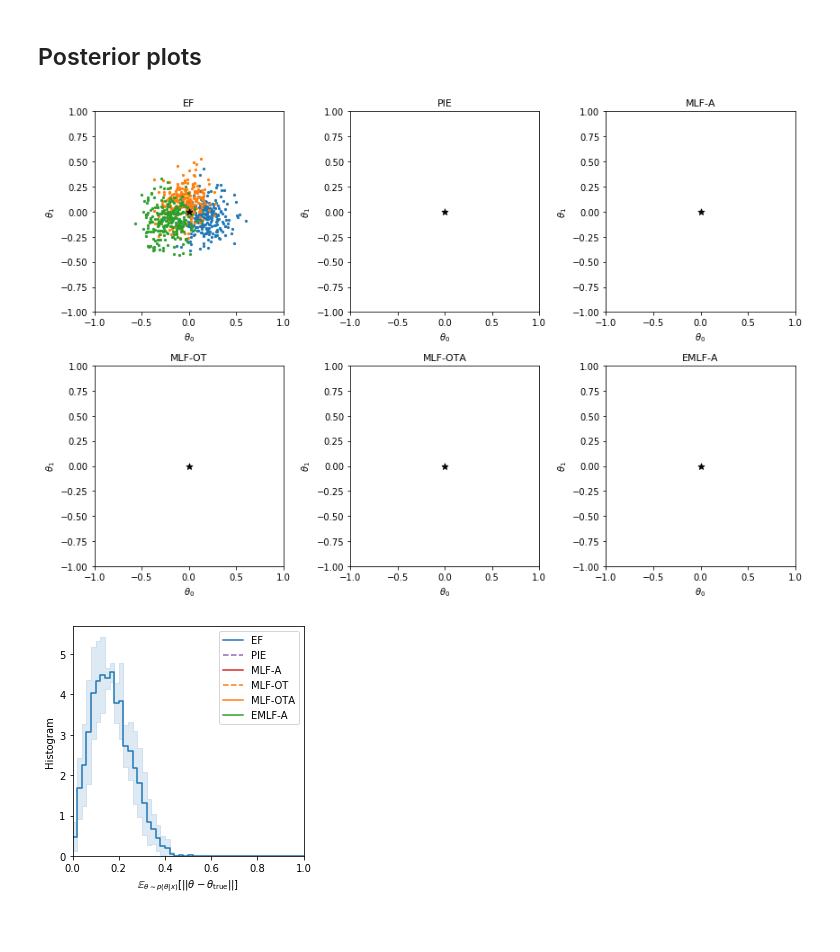
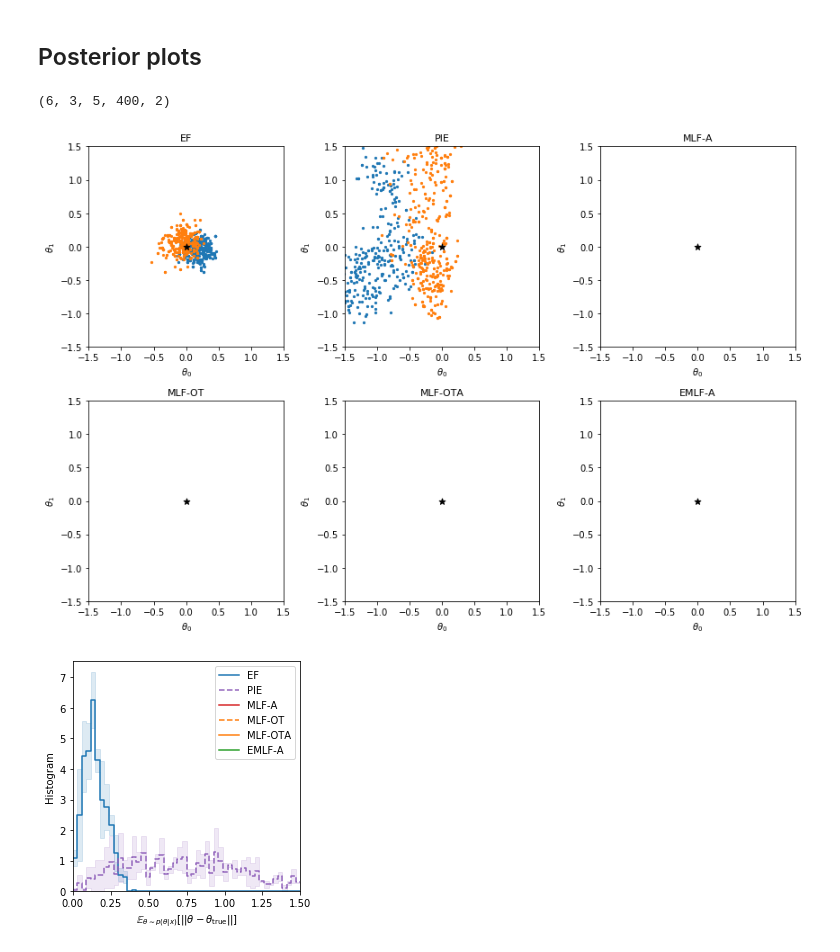
Before and after one commit to johannbrehmer/manifold-flow, a Jupyter notebook: experiments/notebooks/lhc_result_plots.ipynb, the cells around one changed output. Cells and saved outputs as stored; diff of their text form; code cells hidden in the pictures.

```diff
--- a/experiments/notebooks/lhc_result_plots.ipynb
+++ b/experiments/notebooks/lhc_result_plots.ipynb
@@ -51,6 +51,7 @@ def histo_w_err(
 ## Load results
 # %%
 n_runs = 3
+n_chains = 5
 # %%
 algo_filenames = []
 algo_additionals = []
@@ -167,7 +170,7 @@ model_observed_nll = -2. * np.sum(model_test_logp[:,:,:,:n_observed], axis=-1)
 # %% [markdown]
 ## Generative mode: closure test
 # %%
-xmin, xmax = 0.,1.e3
+xmin, xmax = 0.,0.5
 bins = 50
 
 fig = plt.figure(figsize=(4, 4))
@@ -235,27 +206,0 @@ plt.savefig("../figures/lhc_test_expected_likelihood_maps.pdf")
-# %%
-cmin, cmax = 0.,10.
-extent = (-1. - 0.5 * 2. / 11, 1. + 0.5 * 2. / 11, -1. - 0.5 * 2. / 11, 1. + 0.5 * 2. / 11)
-
-ncols = 3
-nrows = (len(algo_labels) - 1) // ncols + 1
-
-fig = plt.figure(figsize=(ncols*5., nrows*4))
-
-for i, (label, nll) in enumerate(zip(algo_labels, model_observed_nll)):
-    ax = plt.subplot(nrows, ncols, i + 1)
-
-    logp = np.nanmean(nll, axis=0)
-    logp = logp.reshape((11,11)) - np.min(logp)
-    logp = np.clip(logp, cmin, cmax)
-
-    im = plt.imshow(logp.T, extent=extent, vmin=cmin, vmax=cmax, origin="lower", cmap="viridis_r")
-    cb = plt.colorbar(im, extend="both")
-    plt.scatter([0.], [0.], marker="*", s=50, color="white")
-
-    plt.title(label, fontsize=11)
-    plt.xlabel(r"$\theta_0$")
-    plt.ylabel(r"$\theta_1$")
-    cb.set_label(r"$-2 \Delta \mathbb{E}[\log p]$")
-
-plt.tight_layout()
-plt.savefig("../figures/lhc_test_observed_likelihood_maps.pdf")
@@ -264,7 +207,11 @@ plt.savefig("../figures/lhc_test_observed_likelihood_maps.pdf")
 # %% [markdown]
 ## Posterior plots
+# %%
+model_posterior_samples.shape
+# %% [output]
+(6, 3, 5, 400, 2)
 # %%
-skip = 20
+skip = 1
 
 ncols = 3
 nrows = (len(algo_labels) - 1) // ncols + 1
@@ -275,11 +222,11 @@ for i, (label, posteriors) in enumerate(zip(algo_labels, model_posterior_samples
     ax = plt.subplot(nrows, ncols, i + 1)
 
     for posterior, c in zip(posteriors, ["C0", "C1", "C2"]):
-        plt.scatter(posterior[::skip, 0], posterior[::skip, 1], c=c, s=5.)
+        plt.scatter(posterior[:,::skip, 0], posterior[:,::skip, 1], c=c, s=5.)
     plt.scatter([0.], [0.], marker="*", s=50, color="black")
 
-    plt.xlim(-1.,1.)
-    plt.ylim(-1.,1.)
+    plt.xlim(-1.5, 1.5)
+    plt.ylim(-1.5,1.5)
 
     plt.title(label, fontsize=11)
     plt.xlabel(r"$\theta_0$")
@@ -288,25 +235,25 @@ for i, (label, posteriors) in enumerate(zip(algo_labels, model_posterior_samples
 plt.tight_layout()
 plt.savefig("../figures/lhc_posterior_scatter.pdf")
 # %% [output]
-[figure, old version]
+[figure, new version]
 # %%
-dmin, dmax = 0., 1.
+dmin, dmax = 0., 1.5
 
 fig = plt.figure(figsize=(4.,4.))
 
 for i, (label, samples, c, ls) in enumerate(zip(algo_labels, model_posterior_samples, algo_colors, algo_linestyles)):
     posterior_diffs = np.mean(samples**2, axis=-1)**0.5
 
     histo_w_err(posterior_diffs, dmin, dmax, 50, c=c, ls=ls, alpha=0.15, label=label)
     plt.legend()
 
     plt.xlim(dmin, dmax)
     plt.ylim(0., None)
 
     plt.xlabel(r"$\mathbb{E}_{\theta \sim p(\theta | x)} [ || \theta - \theta_\mathrm{true} || ]$")
     plt.ylabel("Histogram")
 
 plt.tight_layout()
 plt.savefig("../figures/lhc_posterior_distance.pdf")
 # %% [output]
-[figure, old version]
+[figure, new version]
```
Also changed, not shown: parts of 6 cells of this notebook, 5 other files.
